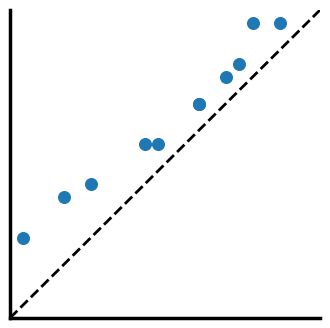
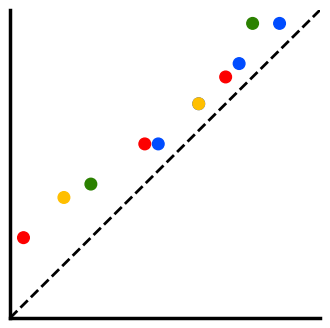
Code edit (unified diff) that turned the first committed figure into the second:
--- before
+++ after
@@ -6,8 +6,9 @@
 arr = np.vstack([arr1, arr2, arr3, arr4])
 
+
 plt.figure(figsize=(4,4))
 plt.xlim(-1, 22)
 plt.ylim(-1, 22)
-plt.scatter(arr[:, 0], arr[:, 1], s=70)
+plt.scatter(arr[:, 0], arr[:, 1], s=70, c=my_colors)
 plt.axline((0,0), slope=1, color='black', linestyle='--', linewidth=2)
 plt.xlabel('')

Commit: updates